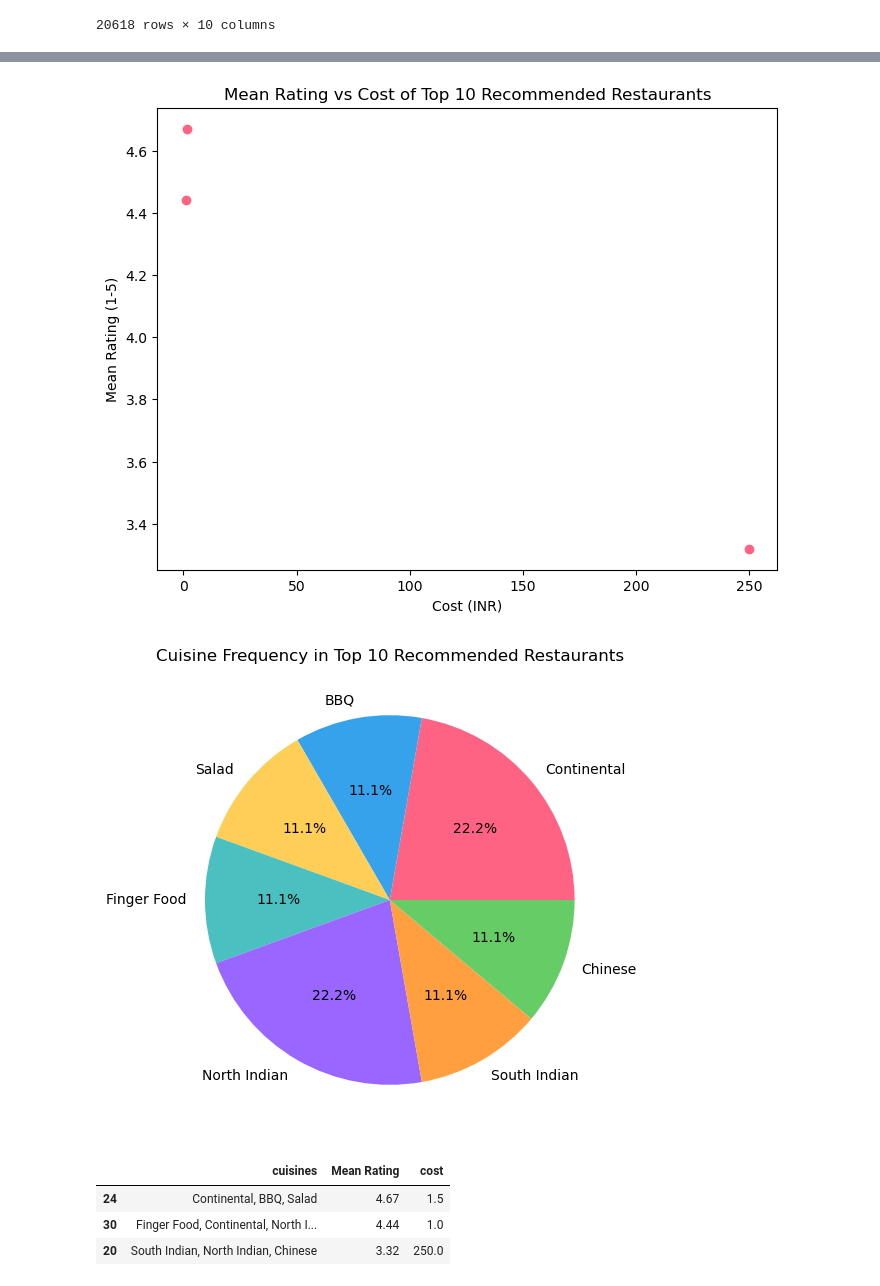
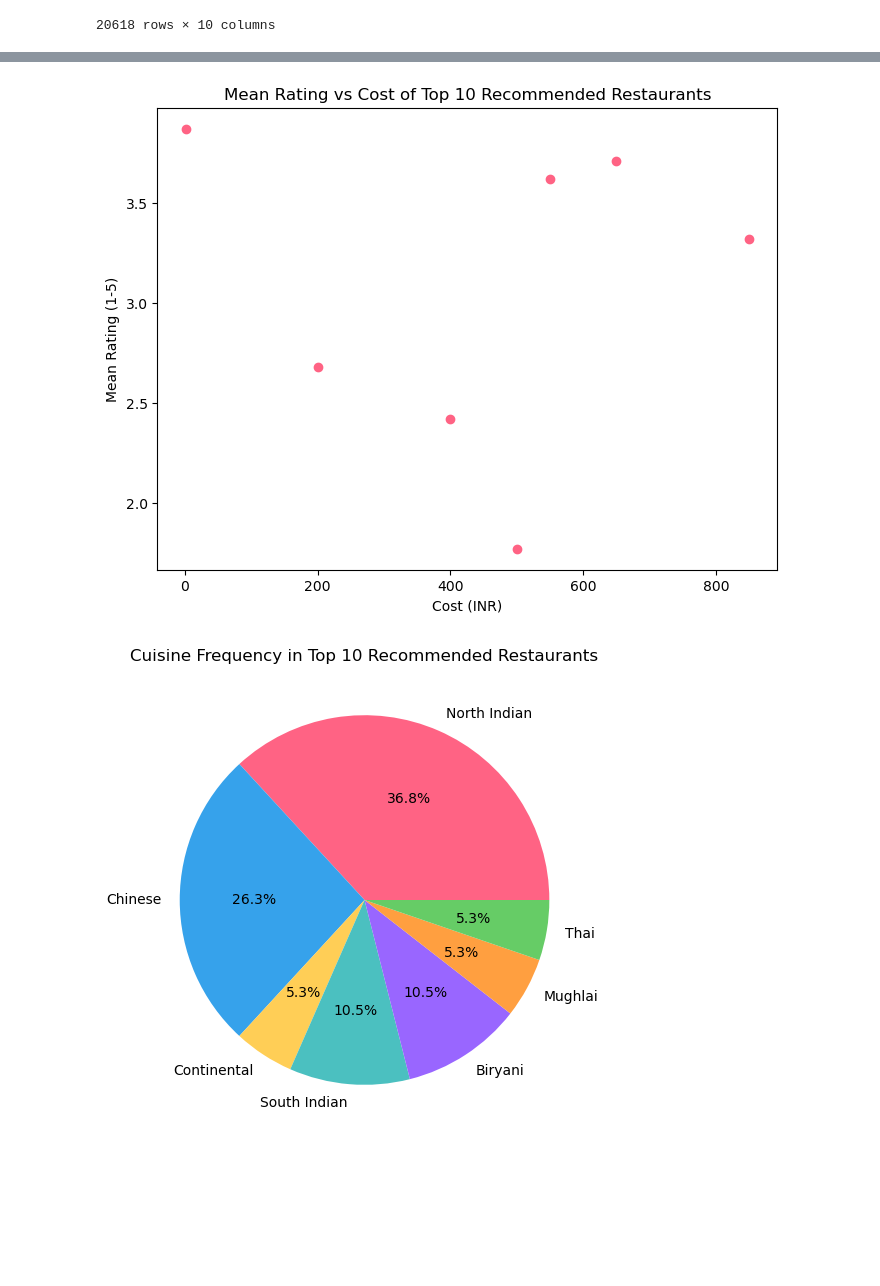
Before and after one commit to AbdullahWB/python, a Jupyter notebook: pythonClassFinalProject/Restaurant Recommendation System Using AI_ML.ipynb, the cells around one changed output, grey strips where cells are left out. Cells and saved outputs as stored; diff of their text form; code cells hidden in the pictures; blank space fills up the shorter version.

```diff
--- a/pythonClassFinalProject/Restaurant Recommendation System Using AI_ML.ipynb
+++ b/pythonClassFinalProject/Restaurant Recommendation System Using AI_ML.ipynb
@@ -381,3 +410,3 @@ def recommend(name, cosine_similarities=cosine_similarities):
     return df_new
 # %%
-recommend('Pai Vihar')
+new_df = restaurant_names[1:6]
@@ -418,3 +437,3 @@ TOP 10 RESTAURANTS LIKE Food Time Now WITH SIMILAR REVIEWS:
 # %%
-recommend('Cross Road Cafe')
+pandas_profiling.ProfileReport(recommend(new_df[4]))
 # %% [output]
@@ -423,6 +442,2 @@ TOP 3 RESTAURANTS LIKE Cross Road Cafe WITH SIMILAR REVIEWS:
-[figure, old version]
+[figure, new version]
-[figure, old version]
+[figure, new version]
-|  | cuisines | Mean Rating | cost |
-| 24 | Continental, BBQ, Salad | 4.67 | 1.5 |
-| 30 | Finger Food, Continental, North I... | 4.44 | 1.0 |
-| 20 | South Indian, North Indian, Chinese | 3.32 | 250.0 |
```
Also changed, not shown: parts of 10 cells of this notebook, 4 other files.
